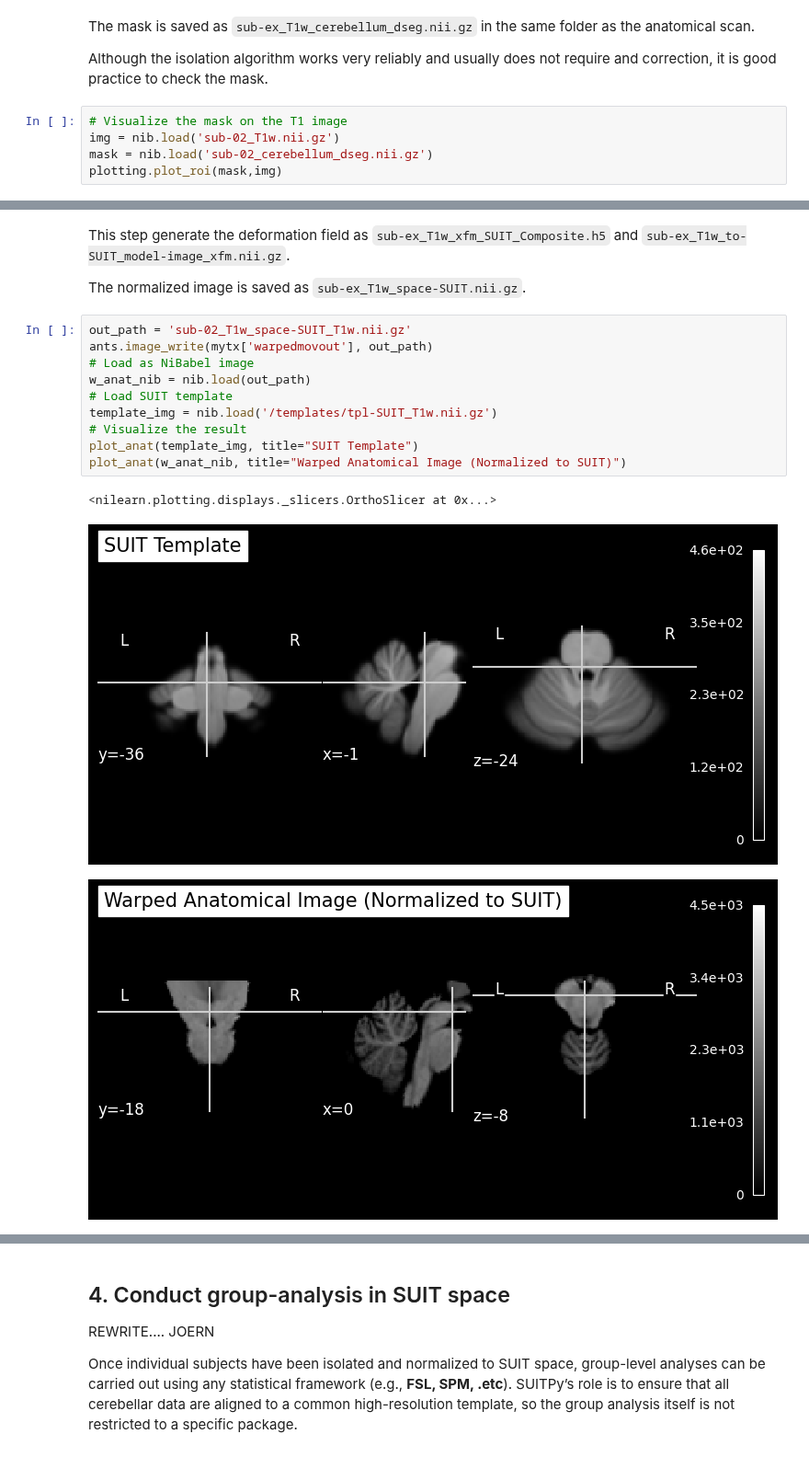
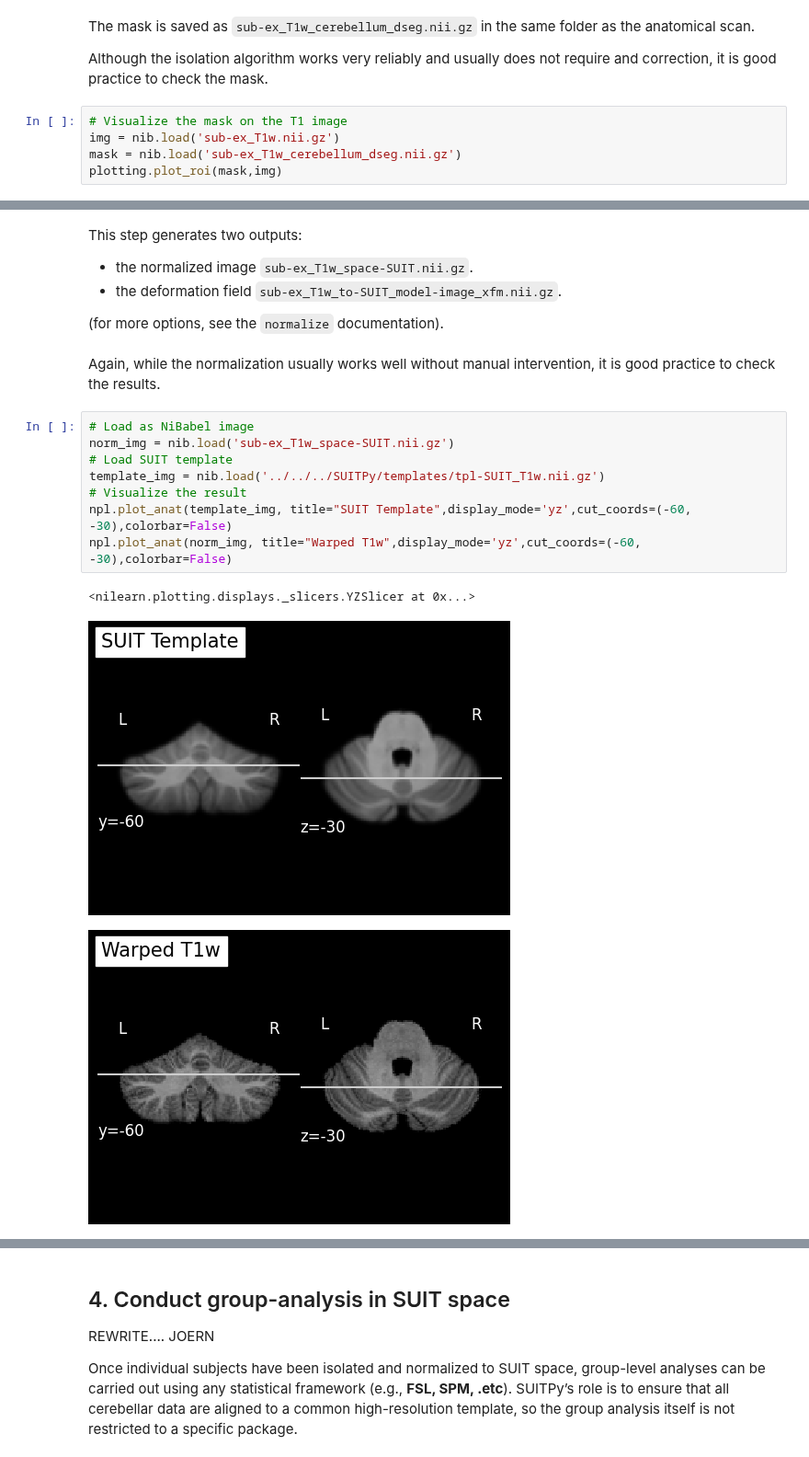
Before and after one commit to DiedrichsenLab/SUITPy, a Jupyter notebook: docs/source/tutorials/1.quickstart_fMRI.ipynb, the cells around one changed output, grey strips where cells are left out. Shown at 92% size. Drawn from its saved outputs; the diff is of its cells as text.

```diff
--- a/docs/source/tutorials/1.quickstart_fMRI.ipynb
+++ b/docs/source/tutorials/1.quickstart_fMRI.ipynb
@@ -63,8 +50,8 @@ ANTsImage (LPI)
  Although the isolation algorithm works very reliably and usually does not require and correction, it is good practice to check the mask.
 # %%
 # Visualize the mask on the T1 image
-img = nib.load('sub-02_T1w.nii.gz')
-mask = nib.load('sub-02_cerebellum_dseg.nii.gz')
+img = nib.load('sub-ex_T1w.nii.gz')
+mask = nib.load('sub-ex_T1w_cerebellum_dseg.nii.gz')
 plotting.plot_roi(mask,img)
 # %% [output]
 <nilearn.plotting.displays._slicers.OrthoSlicer at 0x...>
@@ -81,19 +71,22 @@ mytx = suit.normalize(source_file = 'sub-02_T1w.nii.gz',
 # %% [markdown]
-This step generate the deformation field as ``sub-ex_T1w_xfm_SUIT_Composite.h5`` and ``sub-ex_T1w_to-SUIT_model-image_xfm.nii.gz``.
+This step generates two outputs:
 
-The normalized image is saved as ``sub-ex_T1w_space-SUIT.nii.gz``.
+* the normalized image ``sub-ex_T1w_space-SUIT.nii.gz``.
+* the deformation field ``sub-ex_T1w_to-SUIT_model-image_xfm.nii.gz``.
+
+(for more options, see the `normalize` documentation).
+# %% [markdown]
+Again, while the normalization usually works well without manual intervention, it is good practice to check the results.
 # %%
-out_path = 'sub-02_T1w_space-SUIT_T1w.nii.gz'
-ants.image_write(mytx['warpedmovout'], out_path)
 # Load as NiBabel image
-w_anat_nib = nib.load(out_path)
+norm_img = nib.load('sub-ex_T1w_space-SUIT.nii.gz')
 # Load SUIT template
-template_img = nib.load('/templates/tpl-SUIT_T1w.nii.gz')
+template_img = nib.load('../../../SUITPy/templates/tpl-SUIT_T1w.nii.gz')
 # Visualize the result
-plot_anat(template_img, title="SUIT Template")
-plot_anat(w_anat_nib, title="Warped Anatomical Image (Normalized to SUIT)")
+npl.plot_anat(template_img, title="SUIT Template",display_mode='yz',cut_coords=(-60, -30),colorbar=False)
+npl.plot_anat(norm_img, title="Warped T1w",display_mode='yz',cut_coords=(-60, -30),colorbar=False)
 # %% [output]
-<nilearn.plotting.displays._slicers.OrthoSlicer at 0x...>
+<nilearn.plotting.displays._slicers.YZSlicer at 0x...>
-[figure, old version]
+[figure, new version]
-[figure, old version]
+[figure, new version]
 # %% [markdown]
```
Also changed, not shown: parts of 15 cells of this notebook, 1 other file.
